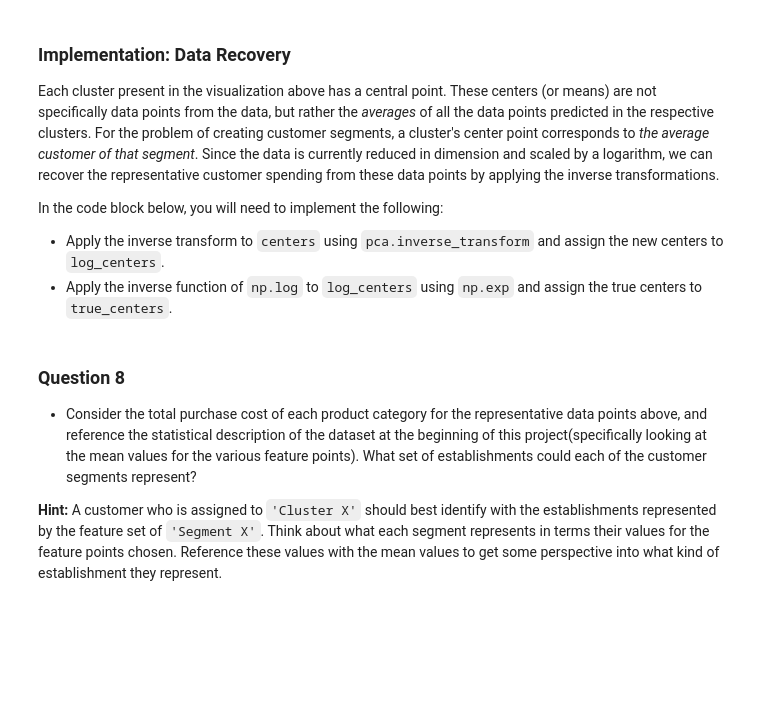
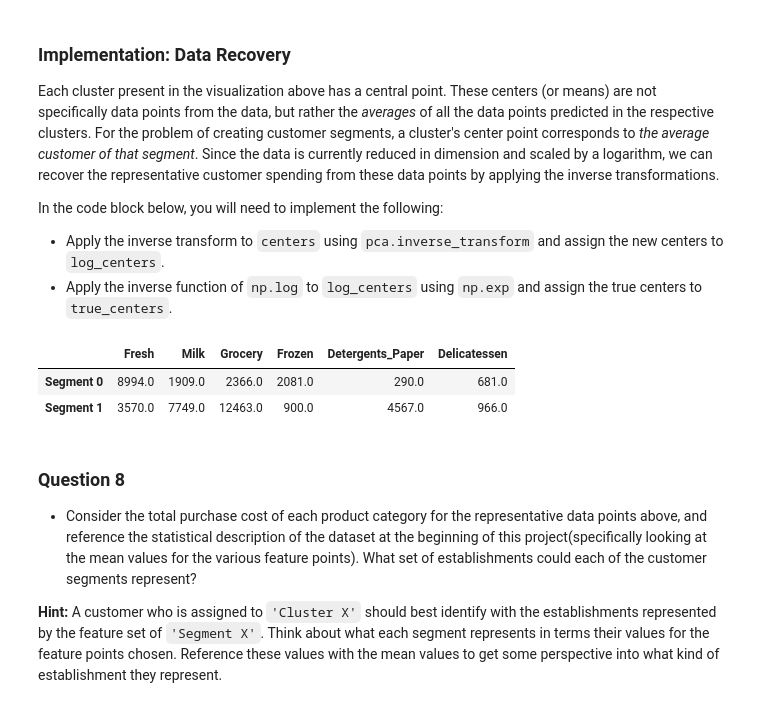
Before and after one commit to wayneyeye/machine_learning_nanodegree, a Jupyter notebook: customer_segments/customer_segments.ipynb, the cells around one changed output. Drawn from its saved outputs; the diff is of its cells as text; code cells hidden in the pictures; blank space fills up the shorter version.

```diff
--- a/customer_segments/customer_segments.ipynb
+++ b/customer_segments/customer_segments.ipynb
@@ -346,13 +369,14 @@ In the code block below, you will need to implement the following:
  - Apply a PCA transformation of `log_samples` using `pca.transform`, and assign the results to `pca_samples`.
 # %%
 # TODO: Apply PCA by fitting the good data with only two dimensions
-pca = None
+pca = PCA(n_components=2)
+pca.fit(good_data)
 
 # TODO: Transform the good data using the PCA fit above
-reduced_data = None
+reduced_data = pca.transform(good_data)
 
 # TODO: Transform log_samples using the PCA fit above
-pca_samples = None
+pca_samples = pca.transform(log_samples)
 
 # Create a DataFrame for the reduced data
 reduced_data = pd.DataFrame(reduced_data, columns = ['Dimension 1', 'Dimension 2'])
@@ -404,15 +474,23 @@ In the code block below, you will need to implement the following:
 # %%
+from sklearn.cluster import KMeans
 # TODO: Apply your clustering algorithm of choice to the reduced data
-clusterer = None
+n_clusters=2
+clusterer = KMeans(n_clusters, random_state=0).fit(reduced_data)
 
 # TODO: Predict the cluster for each data point
-preds = None
+preds = clusterer.predict(reduced_data)
 
 # TODO: Find the cluster centers
-centers = None
+centers = clusterer.cluster_centers_
+
 
 # TODO: Predict the cluster for each transformed sample data point
-sample_preds = None
-
+sample_preds = clusterer.predict(pca_samples)
+print(sample_preds)
+from sklearn.metrics import silhouette_score
+from sklearn.metrics.pairwise import pairwise_distances
 # TODO: Calculate the mean silhouette coefficient for the number of clusters chosen
-score = None
+X=pairwise_distances(reduced_data)
+score = silhouette_score(X,preds)
+print ("The silhouette score for %d clusters is %.3f"%(n_clusters,score))
+print("Centers for clusters:\n",centers)
@@ -438,16 +534,18 @@ In the code block below, you will need to implement the following:
  - Apply the inverse function of `np.log` to `log_centers` using `np.exp` and assign the true centers to `true_centers`.
 # %%
 # TODO: Inverse transform the centers
-log_centers = None
-
+log_centers = pca.inverse_transform(centers)
 # TODO: Exponentiate the centers
-true_centers = None
-
+true_centers = np.exp(log_centers)
 # Display the true centers
 segments = ['Segment {}'.format(i) for i in range(0,len(centers))]
 true_centers = pd.DataFrame(np.round(true_centers), columns = data.keys())
 true_centers.index = segments
 display(true_centers)
+# %% [output]
+|  | Fresh | Milk | Grocery | Frozen | Detergents_Paper | Delicatessen |
+| Segment 0 | 8994.0 | 1909.0 | 2366.0 | 2081.0 | 290.0 | 681.0 |
+| Segment 1 | 3570.0 | 7749.0 | 12463.0 | 900.0 | 4567.0 | 966.0 |
 # %% [markdown]
 ### Question 8
 
```
Also changed, not shown: parts of 25 cells of this notebook, 1 other file.
